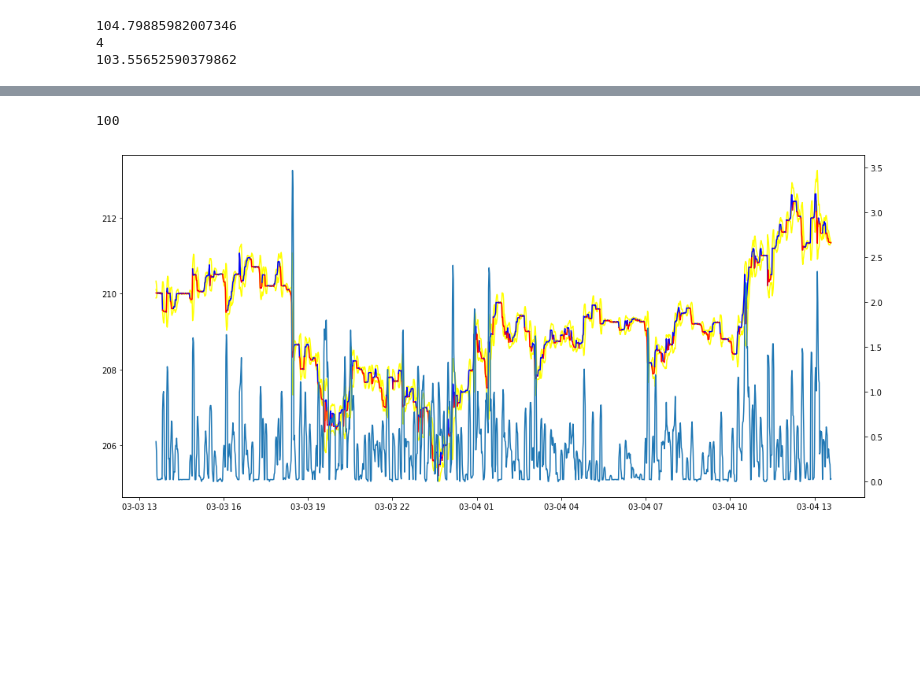
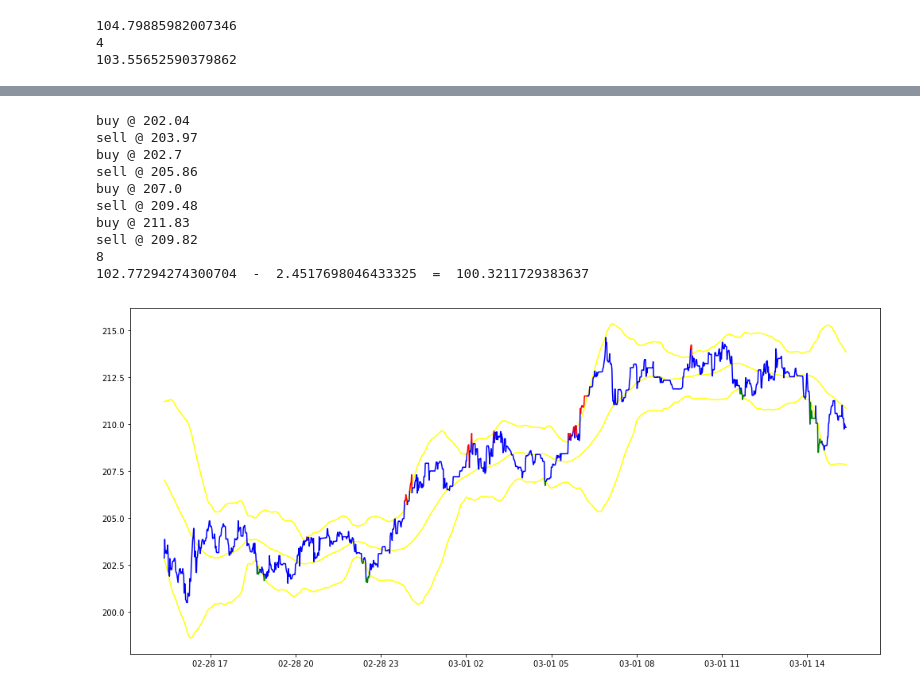
Before and after one commit to 2yan/Super-Simple, a Jupyter notebook: thresholding.ipynb, the cells around one changed output, grey strips where cells are left out. Drawn from its saved outputs; the diff is of its cells as text; code cells hidden in the pictures; blank space fills up the shorter version.

```diff
--- a/thresholding.ipynb
+++ b/thresholding.ipynb
@@ -273,48 +294,55 @@ for index in result.index:
 # %%
-data = volume_info(bolinger_signal(x,5, numsd=2))
-data['width'] = data['upper'] - data['lower']
+data = volume_info(bolinger_signal(x,120, numsd=2.3))
+
+
 data = data.dropna()
 data['signal'] = 'hold'
-data.loc[data['close'] < data['avg'], 'signal'] = 'sell'
-data.loc[data['close'] > data['upper'], 'signal'] = 'buy'
-#data.loc[data['close'] < data['lower'], 'signal'] = 'sell'
+bmask = data['close'] < data['lower']
+smask = data['close'] > data['upper']
+data.loc[bmask, 'signal'] = 'buy'
+data.loc[smask, 'signal'] = 'sell'
+
+final = data.copy()
+final = final.sort_index( ascending = True)
+day = 8
+final = final.loc[datetime.today()- timedelta(days = (1 + day)):datetime.today()- timedelta(days = day)]
+
+fig, ax = plt.subplots()
+fig.set_size_inches(13 * 1.3, 8 )
+test = Testy()
+test.test_signal(final['close'], final['signal'])
+print(test.trades)
+print(test.cash,' - ', test.cost, ' = ', test.cash - test.cost)
 
 
-final = data.copy()
-final['price'] = x['close']
-final = final.sort_index( ascending = True)
-day = 5
-final = final.loc[datetime.today()- timedelta(days = (1 + day)):datetime.today()- timedelta(days = day)]
-fig, ax = plt.subplots()
-fig.set_size_inches(13 * 1.3, 8 )
+#test = Testy()
+#test.test_signal(data['close'], data['signal'])
+##print(test.trades)
+#print(test.cash,' - ', test.cost, ' = ', test.cash - test.cost)
 
-test = backtest(final['close'], final['signal'])
-print(test[0])
 
 ax.plot(final.index, final['upper'], color=  'yellow')
 ax.plot(final.index, final['lower'], color=  'yellow')
 ax.plot(final.index, final['avg'], color=  'yellow')
 plot_signal(ax, final['close'], final['signal'])
 
-#ax2 = ax.twinx()
-#ax2.plot(final.index, final['width'], color = 'green', alpha = .4)
-
-#ax2.plot(final.index, final['signal'], color = 'green', alpha = .4)
-#ax2.plot(final.index, final['fast'], color = 'green', alpha = .4)
-#ax2.plot(final.index, final['slow'], color = 'red', alpha = .4)
-#lims = ax2.get_xlim()
-#ax2.hlines(top, lims[0],lims[1])
-#ax2.hlines(bottom,lims[0],lims[1])
 
 
-ax_v = ax.twinx()
-ax_v.plot(final.index, final['width'])
-
+#ax_v = ax.twinx()
 #ax_v.bar(x = final.index,height=  final['vol_up'], width = 0.0025, alpha = .1, color = 'green')
 #ax_v.bar(x = final.index,height=  final['vol_down'], width = 0.0025, alpha = .1, color = 'red')
 
 
 plt.show()
 # %% [output]
-100
+buy @ 202.04
+sell @ 203.97
+buy @ 202.7
+sell @ 205.86
+buy @ 207.0
+sell @ 209.48
+buy @ 211.83
+sell @ 209.82
+8
+102.77294274300704  -  2.4517698046433325  =  100.3211729383637
-[figure, old version]
+[figure, new version]
```
Also changed, not shown: parts of 6 cells of this notebook.
